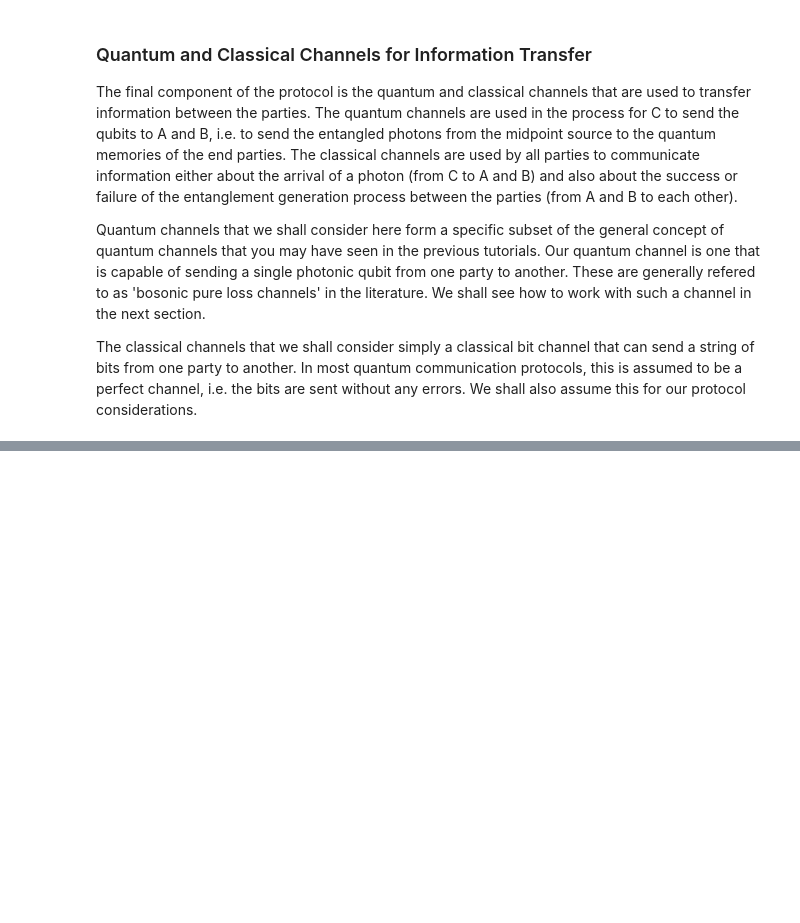
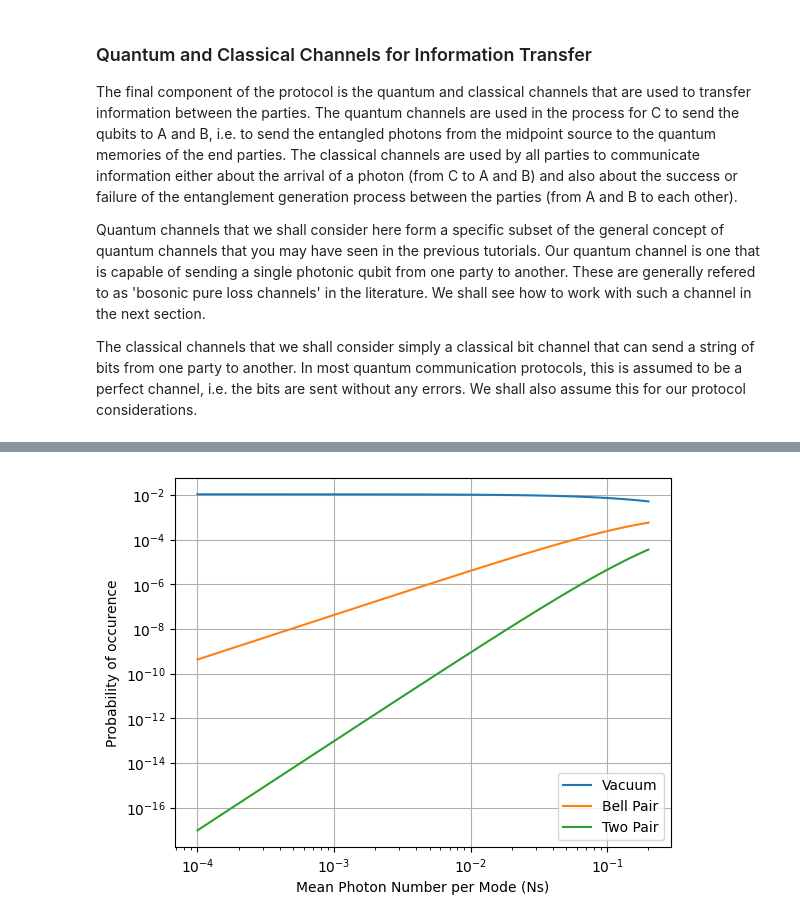
Before and after one commit to pr4jitd/2024.CQNSchool.DigitalTwin, a Jupyter notebook: MidpointSource_Tutorial_Prajit.ipynb, the cells around one changed output, grey strips where cells are left out. Cells and saved outputs as stored; diff of their text form; code cells hidden in the pictures; blank space fills up the shorter version.

```diff
--- a/MidpointSource_Tutorial_Prajit.ipynb
+++ b/MidpointSource_Tutorial_Prajit.ipynb
@@ -136,0 +156,27 @@ For more details on SPDC based entanglement generation sources, please refer to
+# %%
+def distribution_function(Ns,n):
+    return (n+1)*(Ns**n)/((Ns+1)**(n+2))
+
+def normalization(Ns):
+    return math.sqrt(np.sum(distribution_function(Ns,0)**2 + 0.5*distribution_function(Ns,1)**2 + (1/3)*distribution_function(Ns,2)**2))
+
+range_Ns = np.logspace(-4,math.log10(0.2),100)
+norm = normalization(range_Ns)
+vacuum_comp = distribution_function(range_Ns,0)/norm
+bell_pair = distribution_function(range_Ns,1)/norm
+two_pair = distribution_function(range_Ns,2)/norm
+
+plt.plot(range_Ns,vacuum_comp**2,label="Vacuum")
+plt.plot(range_Ns,bell_pair**2,label="Bell Pair")
+plt.plot(range_Ns,two_pair**2,label="Two Pair")
+plt.legend()
+
+plt.xscale("log")
+plt.yscale("log")
+plt.grid()
+plt.xlabel("Mean Photon Number per Mode (Ns)")
+plt.ylabel("Probability of occurence")
+
+plt.show()
+# %% [output]
+[figure, added]
```
Also changed, not shown: parts of 5 cells of this notebook, 1 other file.
